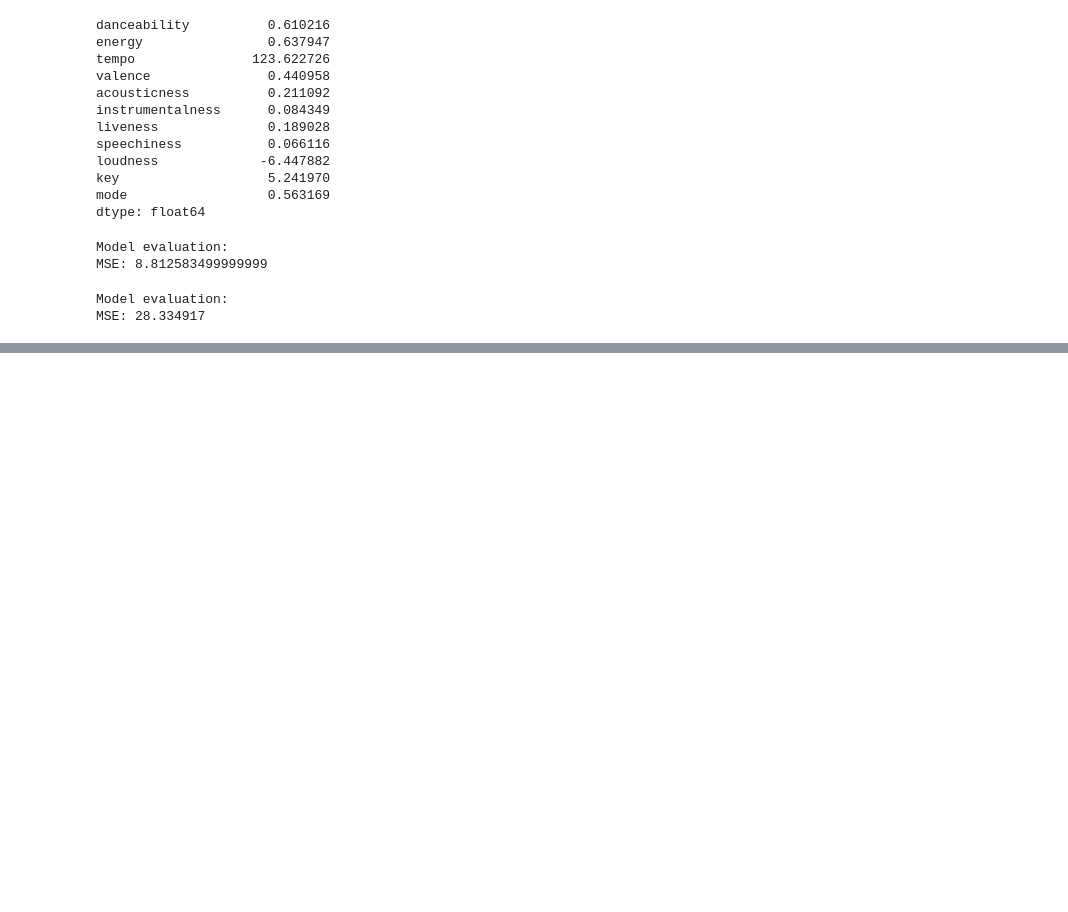
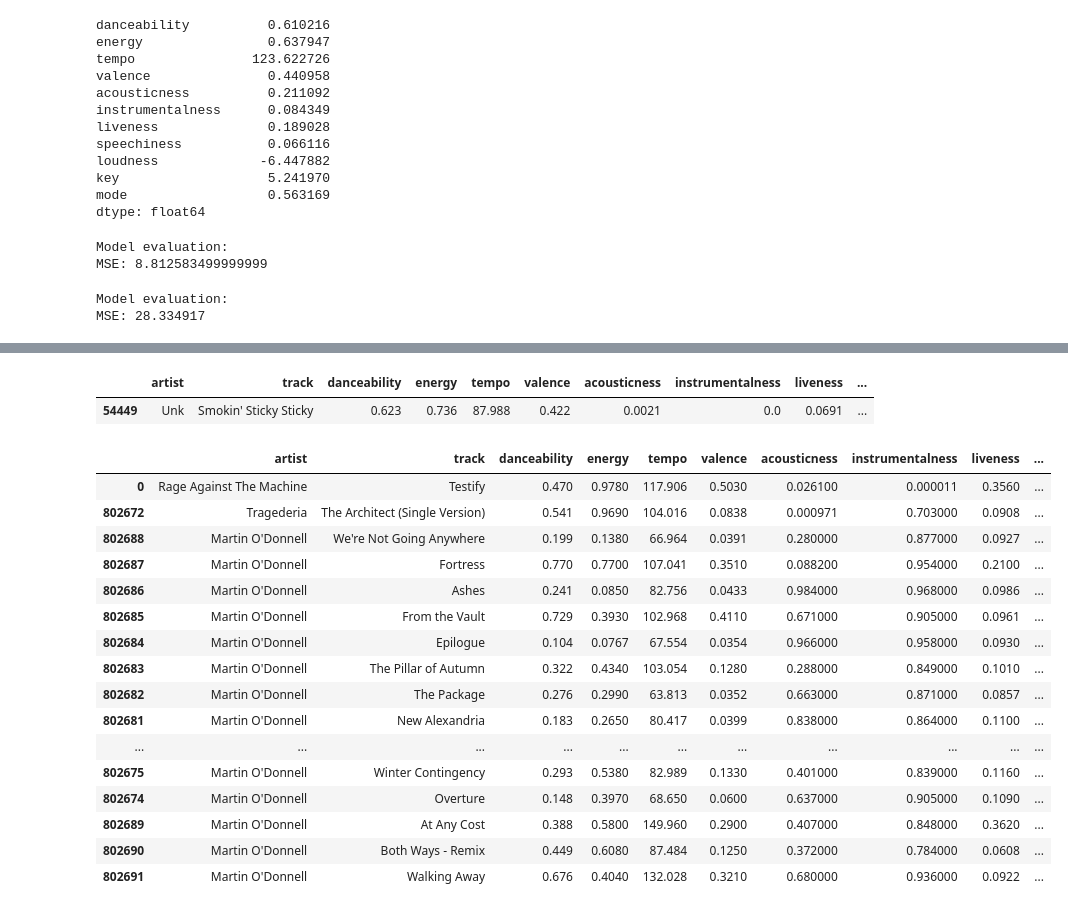
Before and after one commit to hdeyst/Music_Recommendation_Machine_Learning, a Jupyter notebook: random_forest_recommender.ipynb, the cells around one changed output, grey strips where cells are left out. Cells and saved outputs as stored; diff of their text form; code cells hidden in the pictures; blank space fills up the shorter version.

Commit message:
Showing demonstration of why a single song input won't give any real results

```diff
--- a/random_forest_recommender.ipynb
+++ b/random_forest_recommender.ipynb
@@ -180,3 +180,51 @@ recommendations.head(20)
 | 835098 | Domenic Marte | It's Over Now | 0.818 | 0.740 | 124.988 | 0.9030 | 0.58600 | 0.000000 | 0.0602 | ... |
 | 41638 | Shemekia Copeland | Salt In My Wounds | 0.730 | 0.422 | 107.002 | 0.1540 | 0.45200 | 0.002880 | 0.6240 | ... |
 | 322777 | Wiwek | Run | 0.687 | 0.931 | 125.978 | 0.0444 | 0.00316 | 0.962000 | 0.6330 | ... |
+# %%
+# Demonstrating why I can't just run this on one song :(
+single_song_df = SONGS.sample(n=1, random_state=42).copy()
+single_song_df["count"] = 1
+single_song_df
+# %% [output]
+|  | artist | track | danceability | energy | tempo | valence | acousticness | instrumentalness | liveness | ... |
+| 54449 | Unk | Smokin' Sticky Sticky | 0.623 | 0.736 | 87.988 | 0.422 | 0.0021 | 0.0 | 0.0691 | ... |
+# %%
+X_single_song = single_song_df[FEATURE_COLS]
+y_single_song = single_song_df["count"]
+
+single_song_model = RandomForestRegressor(
+    n_estimators=200,
+    random_state=42
+)
+
+single_song_model.fit(X_single_song, y_single_song)
+
+candidate_df_single_song = SONGS.copy()
+candidate_X_single_song = candidate_df_single_song[FEATURE_COLS]
+
+candidate_df_single_song["predicted_count"] = single_song_model.predict(candidate_X_single_song)
+
+recommendations = candidate_df_single_song.sort_values(
+    "predicted_count",
+    ascending=False
+)
+
+recommendations.head(20)
+# %% [output]
+|  | artist | track | danceability | energy | tempo | valence | acousticness | instrumentalness | liveness | ... |
+| 0 | Rage Against The Machine | Testify | 0.470 | 0.9780 | 117.906 | 0.5030 | 0.026100 | 0.000011 | 0.3560 | ... |
+| 802672 | Tragederia | The Architect (Single Version) | 0.541 | 0.9690 | 104.016 | 0.0838 | 0.000971 | 0.703000 | 0.0908 | ... |
+| 802688 | Martin O'Donnell | We're Not Going Anywhere | 0.199 | 0.1380 | 66.964 | 0.0391 | 0.280000 | 0.877000 | 0.0927 | ... |
+| 802687 | Martin O'Donnell | Fortress | 0.770 | 0.7700 | 107.041 | 0.3510 | 0.088200 | 0.954000 | 0.2100 | ... |
+| 802686 | Martin O'Donnell | Ashes | 0.241 | 0.0850 | 82.756 | 0.0433 | 0.984000 | 0.968000 | 0.0986 | ... |
+| 802685 | Martin O'Donnell | From the Vault | 0.729 | 0.3930 | 102.968 | 0.4110 | 0.671000 | 0.905000 | 0.0961 | ... |
+| 802684 | Martin O'Donnell | Epilogue | 0.104 | 0.0767 | 67.554 | 0.0354 | 0.966000 | 0.958000 | 0.0930 | ... |
+| 802683 | Martin O'Donnell | The Pillar of Autumn | 0.322 | 0.4340 | 103.054 | 0.1280 | 0.288000 | 0.849000 | 0.1010 | ... |
+| 802682 | Martin O'Donnell | The Package | 0.276 | 0.2990 | 63.813 | 0.0352 | 0.663000 | 0.871000 | 0.0857 | ... |
+| 802681 | Martin O'Donnell | New Alexandria | 0.183 | 0.2650 | 80.417 | 0.0399 | 0.838000 | 0.864000 | 0.1100 | ... |
+| ... | ... | ... | ... | ... | ... | ... | ... | ... | ... | ... |
+| 802675 | Martin O'Donnell | Winter Contingency | 0.293 | 0.5380 | 82.989 | 0.1330 | 0.401000 | 0.839000 | 0.1160 | ... |
+| 802674 | Martin O'Donnell | Overture | 0.148 | 0.3970 | 68.650 | 0.0600 | 0.637000 | 0.905000 | 0.1090 | ... |
+| 802689 | Martin O'Donnell | At Any Cost | 0.388 | 0.5800 | 149.960 | 0.2900 | 0.407000 | 0.848000 | 0.3620 | ... |
+| 802690 | Martin O'Donnell | Both Ways - Remix | 0.449 | 0.6080 | 87.484 | 0.1250 | 0.372000 | 0.784000 | 0.0608 | ... |
+| 802691 | Martin O'Donnell | Walking Away | 0.676 | 0.4040 | 132.028 | 0.3210 | 0.680000 | 0.936000 | 0.0922 | ... |
```
